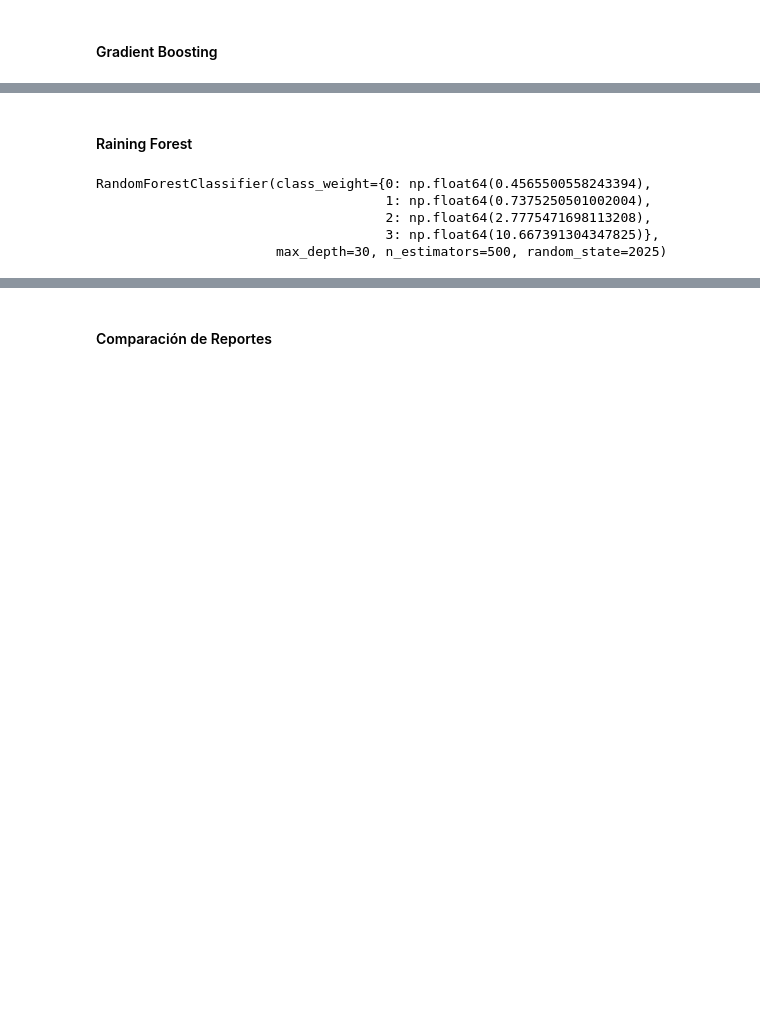
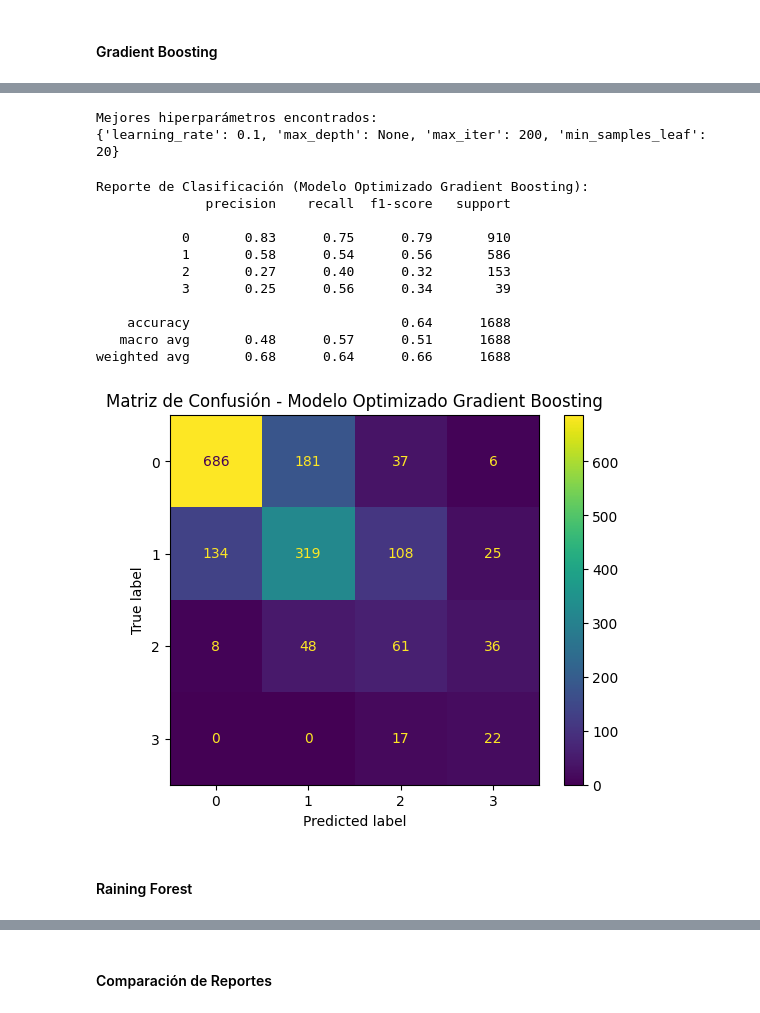
Before and after one commit to lab2077/4geeks_final_project, a Jupyter notebook: notebooks/tornadoes_predictorv2.ipynb, the cells around one changed output, grey strips where cells are left out. Cells and saved outputs as stored; diff of their text form; code cells hidden in the pictures; blank space fills up the shorter version.

```diff
--- a/notebooks/tornadoes_predictorv2.ipynb
+++ b/notebooks/tornadoes_predictorv2.ipynb
@@ -843,0 +850,25 @@ weighted avg       0.48      0.41      0.44      1295
+# %%
+#Ajuste del modelo
+
+# Modelo base
+gb_base = HistGradientBoostingClassifier(random_state=2025)
+
+# Grilla compacta pero efectiva
+param_grid = {
+    'learning_rate': [0.05, 0.1],
+    'max_iter': [100, 200],
+    'max_depth': [None, 10, 20],
+    'min_samples_leaf': [20, 50]
+}
+# %%
+grid_search_gb = GridSearchCV(
+    estimator=gb_base,
+    param_grid=param_grid,
+    scoring='f1_macro',
+    cv=3,
+    verbose=2,
+    n_jobs=-1
+)
+
+# Ejecutar búsqueda con sample_weight
+grid_search_gb.fit(X_train_gb, y_train_gb, sample_weight=sample_weights)
@@ -844,2 +899,34 @@ weighted avg       0.48      0.41      0.44      1295
+# %%
+best_clf_gb = grid_search_gb.best_estimator_
+print("Mejores hiperparámetros encontrados:")
+print(grid_search_gb.best_params_)
+# %% [output]
+Mejores hiperparámetros encontrados:
+{'learning_rate': 0.1, 'max_depth': None, 'max_iter': 200, 'min_samples_leaf': 20}
+# %%
+# Predicciones sobre el test set
+y_hat_best_gb = best_clf_gb.predict(X_test_gb)
+
+# Reporte de clasificación
+print("Reporte de Clasificación (Modelo Optimizado Gradient Boosting):")
+print(classification_report(y_test_gb, y_hat_best_gb))
+
+# Matriz de confusión
+ConfusionMatrixDisplay.from_predictions(y_test_gb, y_hat_best_gb)
+plt.title("Matriz de Confusión - Modelo Optimizado Gradient Boosting")
+plt.show()
+# %% [output]
+Reporte de Clasificación (Modelo Optimizado Gradient Boosting):
+              precision    recall  f1-score   support
+
+           0       0.83      0.75      0.79       910
+           1       0.58      0.54      0.56       586
+           2       0.27      0.40      0.32       153
+           3       0.25      0.56      0.34        39
+
+    accuracy                           0.64      1688
+   macro avg       0.48      0.57      0.51      1688
+weighted avg       0.68      0.64      0.66      1688
+[figure, added]
 # %% [markdown]
 #### Raining Forest
@@ -861,15 +932,0 @@ y_test_enc_rf = label_encoder_rf.transform(y_test_rf)
-# %%
-#Training
-clf_rf = RandomForestClassifier(
-    class_weight=class_weight_dict,
-    max_depth=30,
-    n_estimators=500,
-    random_state=2025
-)
-clf_rf.fit(X_train_rf, y_train_enc_rf)
-# %% [output]
-RandomForestClassifier(class_weight={0: np.float64(0.4565500558243394),
-                                     1: np.float64(0.7375250501002004),
-                                     2: np.float64(2.7775471698113208),
-                                     3: np.float64(10.667391304347825)},
-                       max_depth=30, n_estimators=500, random_state=2025)
```
Also changed, not shown: parts of 27 cells of this notebook.
